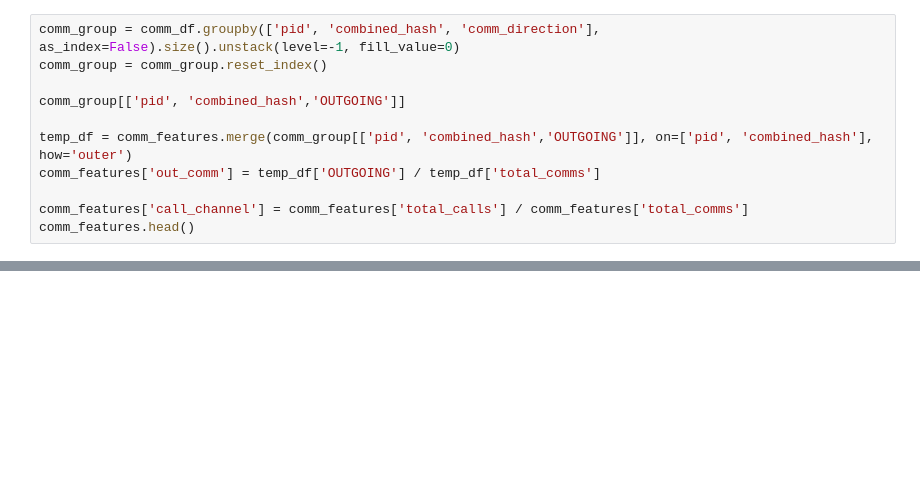
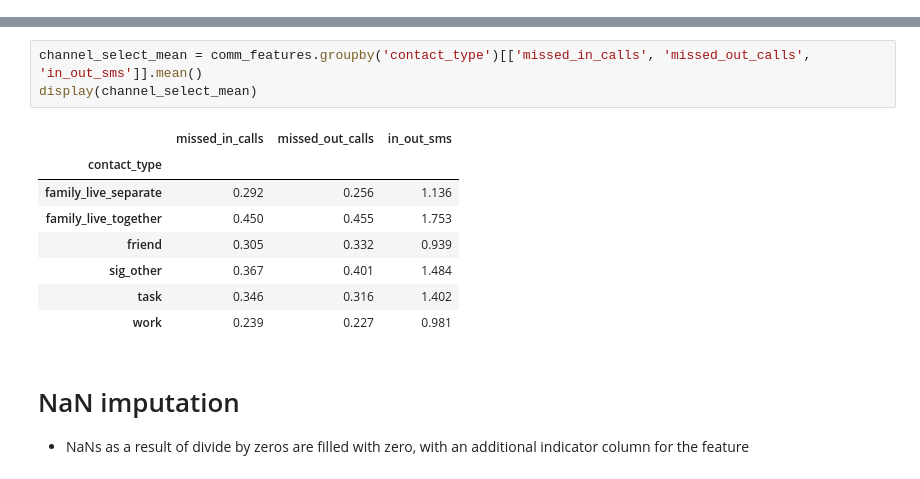
Before and after one commit to tliu526/relationship-prediction, a Jupyter notebook: feature_extract/feature_extract.ipynb, the cells around one changed output, grey strips where cells are left out. Saved outputs shown, nothing was run; the diff lists cells and outputs as text; blank space fills up the shorter version.

```diff
--- a/feature_extract/feature_extract.ipynb
+++ b/feature_extract/feature_extract.ipynb
@@ -76,11 +189,0 @@ comm_features.head()
-# %%
-comm_group = comm_df.groupby(['pid', 'combined_hash', 'comm_direction'], as_index=False).size().unstack(level=-1, fill_value=0)
-comm_group = comm_group.reset_index()
-
-comm_group[['pid', 'combined_hash','OUTGOING']]
-
-temp_df = comm_features.merge(comm_group[['pid', 'combined_hash','OUTGOING']], on=['pid', 'combined_hash'], how='outer')
-comm_features['out_comm'] = temp_df['OUTGOING'] / temp_df['total_comms']
-
-comm_features['call_channel'] = comm_features['total_calls'] / comm_features['total_comms']
-comm_features.head()
@@ -94,0 +218,16 @@ comm_features.head()
+# %%
+channel_select_mean = comm_features.groupby('contact_type')[['missed_in_calls', 'missed_out_calls', 'in_out_sms']].mean()
+display(channel_select_mean)
+# %% [output]
+|  | missed_in_calls | missed_out_calls | in_out_sms |
+| contact_type |  |  |  |
+| family_live_separate | 0.292 | 0.256 | 1.136 |
+| family_live_together | 0.450 | 0.455 | 1.753 |
+| friend | 0.305 | 0.332 | 0.939 |
+| sig_other | 0.367 | 0.401 | 1.484 |
+| task | 0.346 | 0.316 | 1.402 |
+| work | 0.239 | 0.227 | 0.981 |
+# %% [markdown]
+# NaN imputation
+
+- NaNs as a result of divide by zeros are filled with zero, with an additional indicator column for the feature
```
Also changed, not shown: parts of 29 cells of this notebook.
